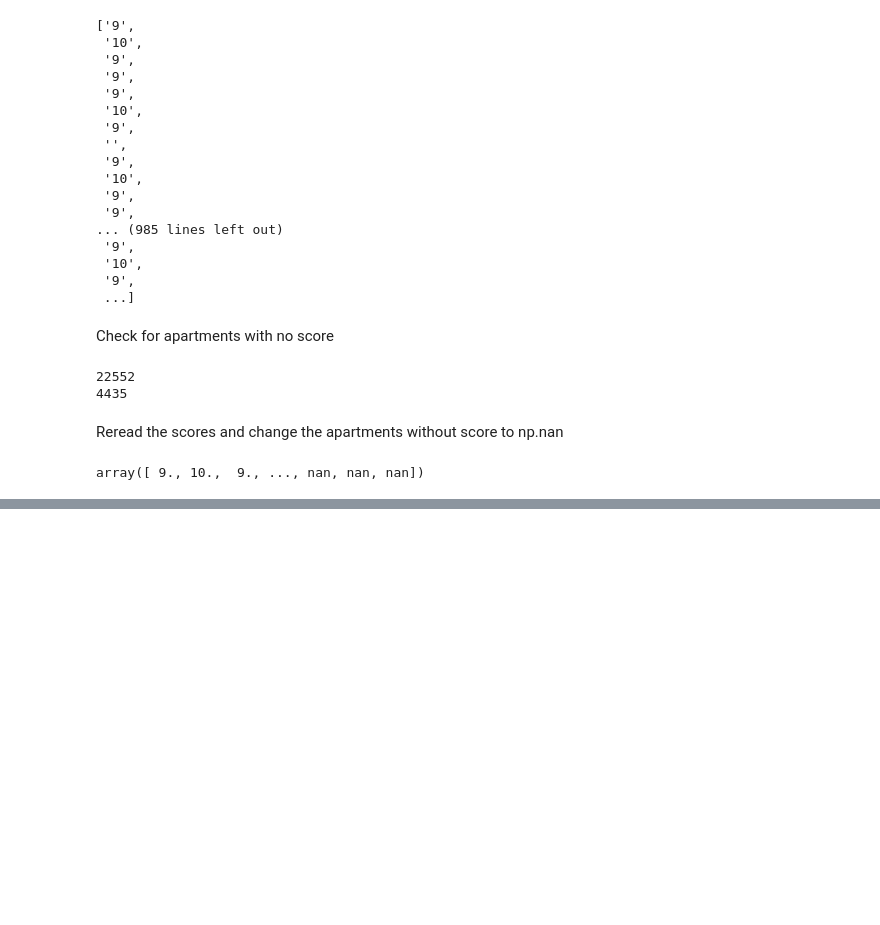
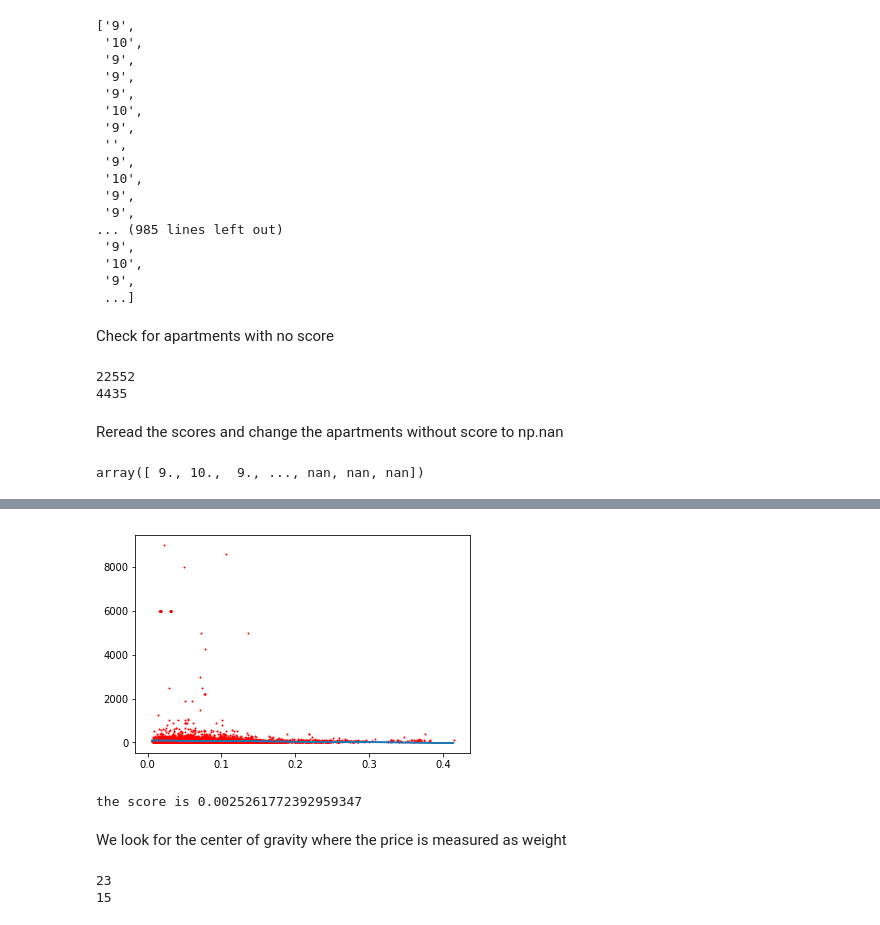
Before and after one commit to multavici/DSR, a Jupyter notebook: 1.Python/jupyter_notebooks/Airbnb.ipynb, the cells around one changed output, grey strips where cells are left out. Saved outputs shown, nothing was run; the diff lists cells and outputs as text; code cells hidden in the pictures; blank space fills up the shorter version.

```diff
--- a/1.Python/jupyter_notebooks/Airbnb.ipynb
+++ b/1.Python/jupyter_notebooks/Airbnb.ipynb
@@ -76,0 +207,24 @@ plt.scatter(number_of_reviews, review_scores_value, marker='x')
+# %%
+Y_pred = model.predict(X)
+# %%
+plt.figure()
+plt.scatter(X,Y, c='red', s=1)
+plt.plot(X, Y_pred)
+plt.show()
+# %% [output]
+[figure, added]
+# %%
+linear_score = model.score(X, Y)
+print(f'the score is {linear_score}')
+# %% [output]
+the score is 0.0025261772392959347
+# %% [markdown]
+We look for the center of gravity where the price is measured as weight
+# %%
+y_coords = [y / 100 for y in range(5242, 5257)]
+x_coords = [x / 100 for x in range(1327, 1350)]
+print(len(x_coords))
+print(len(y_coords))
+# %% [output]
+23
+15
```
Also changed, not shown: parts of 28 cells of this notebook.
